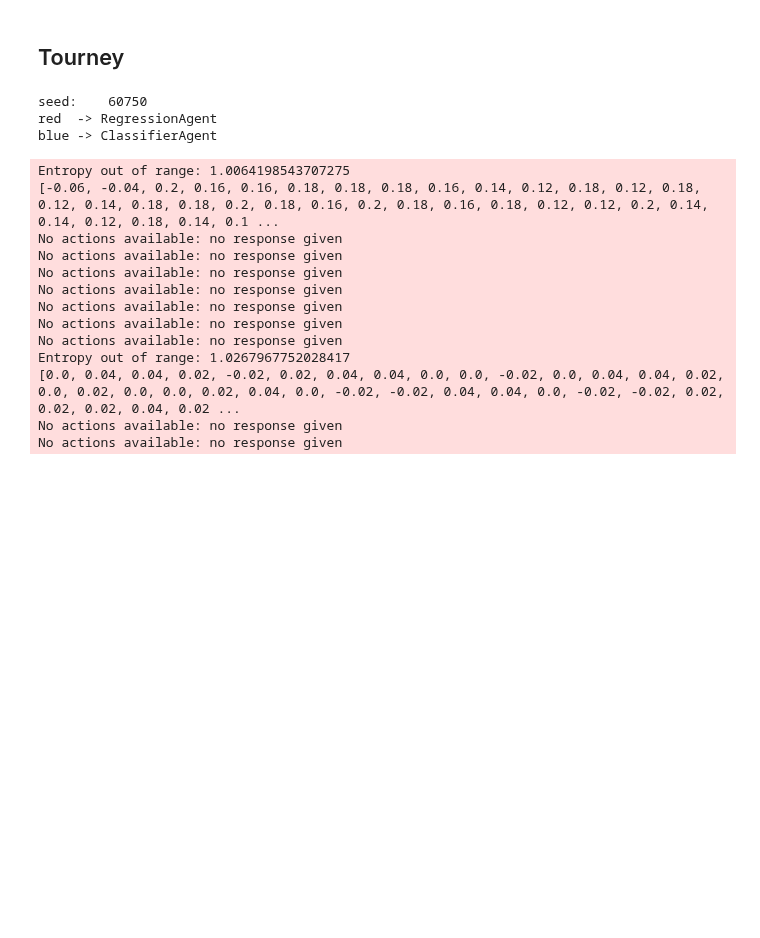
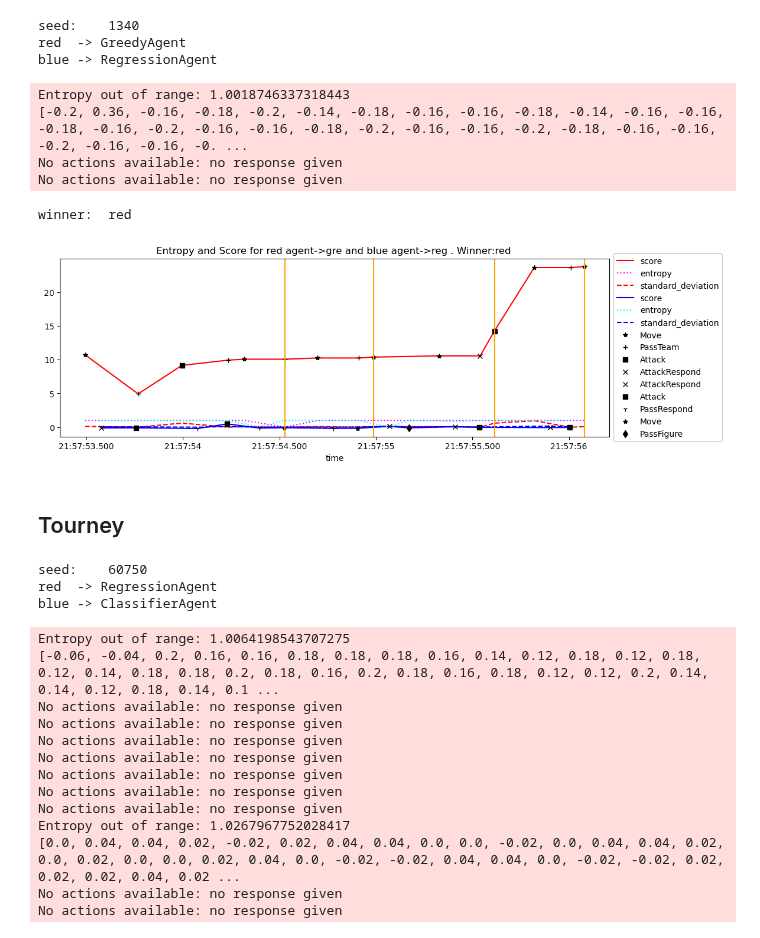
Before and after one commit to IDSIA/NewTechnoWar, a Jupyter notebook: code/notebooks/AnalysisEntropy.ipynb, the cells around one changed output. Drawn from its saved outputs; the diff is of its cells as text; code cells hidden in the pictures; blank space fills up the shorter version.

```diff
--- a/code/notebooks/AnalysisEntropy.ipynb
+++ b/code/notebooks/AnalysisEntropy.ipynb
@@ -211,3 +242,15 @@ blue_models = [
+# %%
+df_red,df_blue=playAndAnalyzeTime(1340, red_models[0], blue_models[3])
+# %% [output]
+seed:    1340
+red  -> GreedyAgent
+blue -> RegressionAgent
+Entropy out of range: 1.0018746337318443
+[-0.2, 0.36, -0.16, -0.18, -0.2, -0.14, -0.18, -0.16, -0.16, -0.18, -0.14, -0.16, -0.16, -0.18, -0.16, -0.2, -0.16, -0.16, -0.18, -0.2, -0.16, -0.16, -0.2, -0.18, -0.16, -0.16, -0.2, -0.16, -0.16, -0. ...
+No actions available: no response given
+No actions available: no response given
+winner:  red
+[figure, added]
 # %% [markdown]
 ## Tourney
 # %%
```
Also changed, not shown: parts of 4 cells of this notebook, 2 other files.
